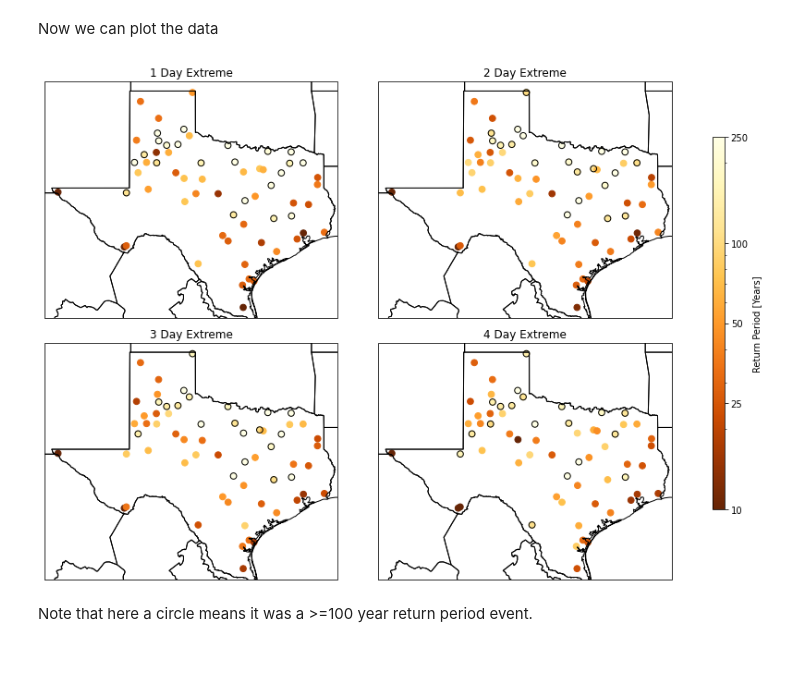
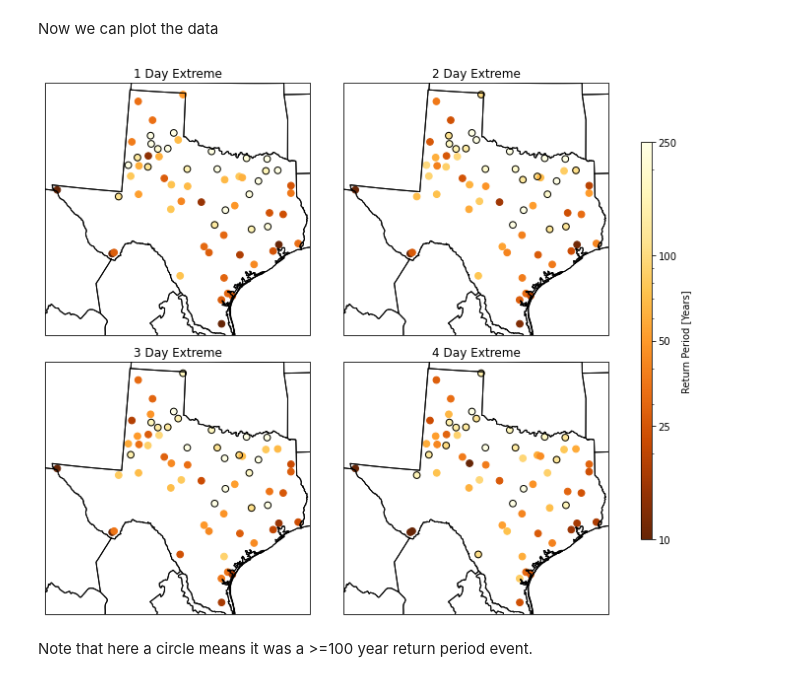
Before and after one commit to jdossgollin/2021-TXtreme, a Jupyter notebook: scripts/local_return_period.ipynb, the cells around one changed output. Cells and saved outputs as stored; diff of their text form; code cells hidden in the pictures.

```diff
--- a/scripts/local_return_period.ipynb
+++ b/scripts/local_return_period.ipynb
@@ -82,46 +83,48 @@ Now we can plot the data
 # %%
 durations_plot = [1, 2, 3, 4]
 data_proj = ccrs.PlateCarree()
-map_proj = ccrs.PlateCarree()
+map_proj = ccrs.LambertConformal()
 # %%
 VMAX = 250 # color bar limit
 VMIN = 10
 TICKS = [VMIN, 25, 50, 100, VMAX]
 
-fig, axes = plt.subplots(nrows=2, ncols=2, subplot_kw={"projection": map_proj}, figsize=(12, 8))
+fig, axes = plt.subplots(nrows=2, ncols=2, subplot_kw={"projection": map_proj}, figsize=(10, 8))
 for ax, dur in zip(axes.flat, durations_plot):
     # scatter plot
     sc = ax.scatter(
         mrg["LONGITUDE"],
         mrg["LATITUDE"],
         c=mrg[f"temp_{dur}_days"],
         norm=colors.LogNorm(VMIN, VMAX),
         transform=data_proj,
         cmap="YlOrBr_r",
         s=45,
     )
     outliers = mrg.loc[mrg[f"temp_{dur}_days"] > 100] # highlight any stations outside the boundaries
     ax.scatter(
         outliers["LONGITUDE"],
         outliers["LATITUDE"],
         transform=data_proj,
         facecolors="none",
         edgecolors="black",
         s=45,
     )
     ax.set_title(f"{dur} Day Extreme")
     ax.add_feature(STATES)
+    ax.add_feature(COASTLINE)
 
+fig.canvas.draw()
 fig.tight_layout()
 fig.subplots_adjust(right=0.9)
 cax = fig.add_axes([0.9, 0.15, 0.015, 0.7])
 cbar = fig.colorbar(sc, cax = cax, label="Return Period [Years]")
 cbar.set_ticks(TICKS)
 cbar.ax.set_yticklabels(TICKS)
-plt.savefig(figname("ghcnd_point_rt.pdf"))
+plt.savefig(figname("local_rt_ghcnd.pdf"))
 plt.show()
 # %% [output]
-[figure, old version]
+[figure, new version]
 # %% [markdown]
 Note that here a circle means it was a >=100 year return period event.
 # %% [markdown]
```
Also changed, not shown: parts of 10 cells of this notebook, 1 other file.
